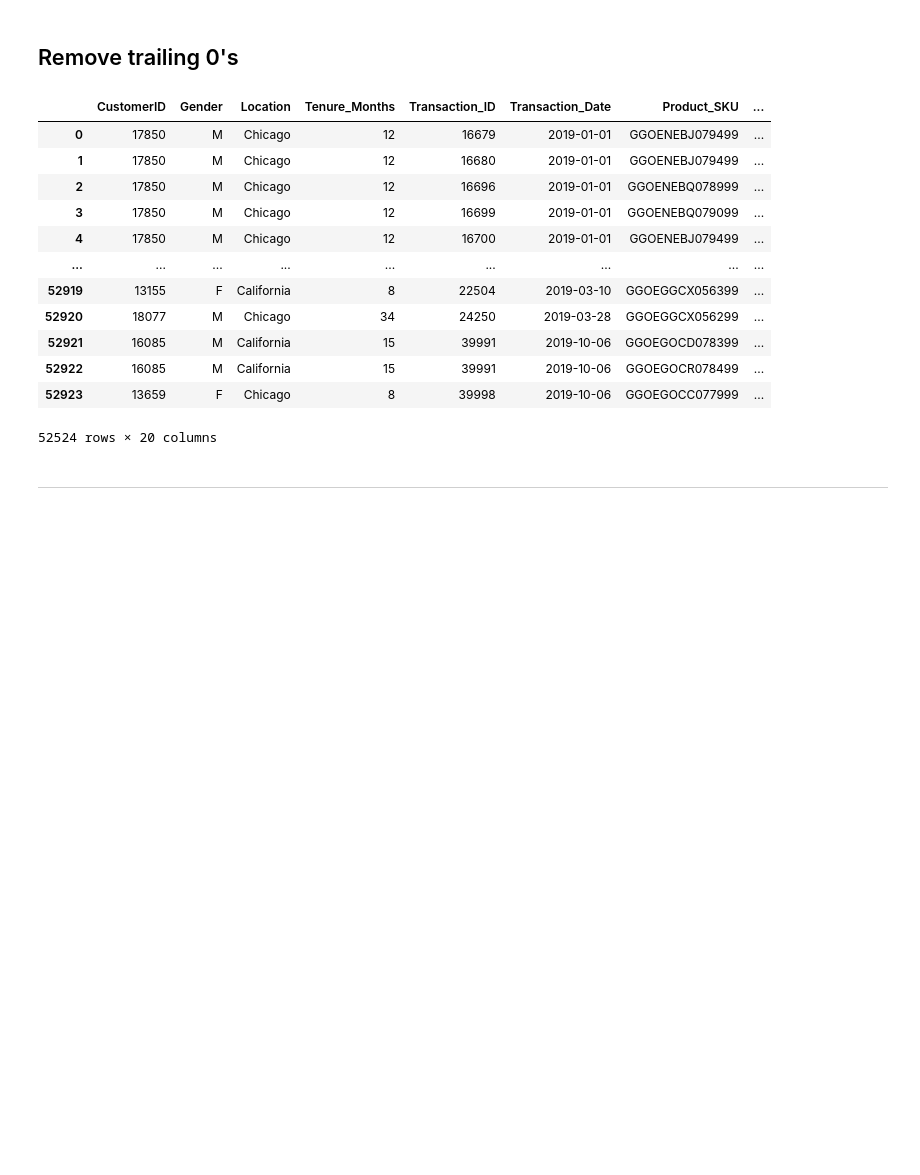
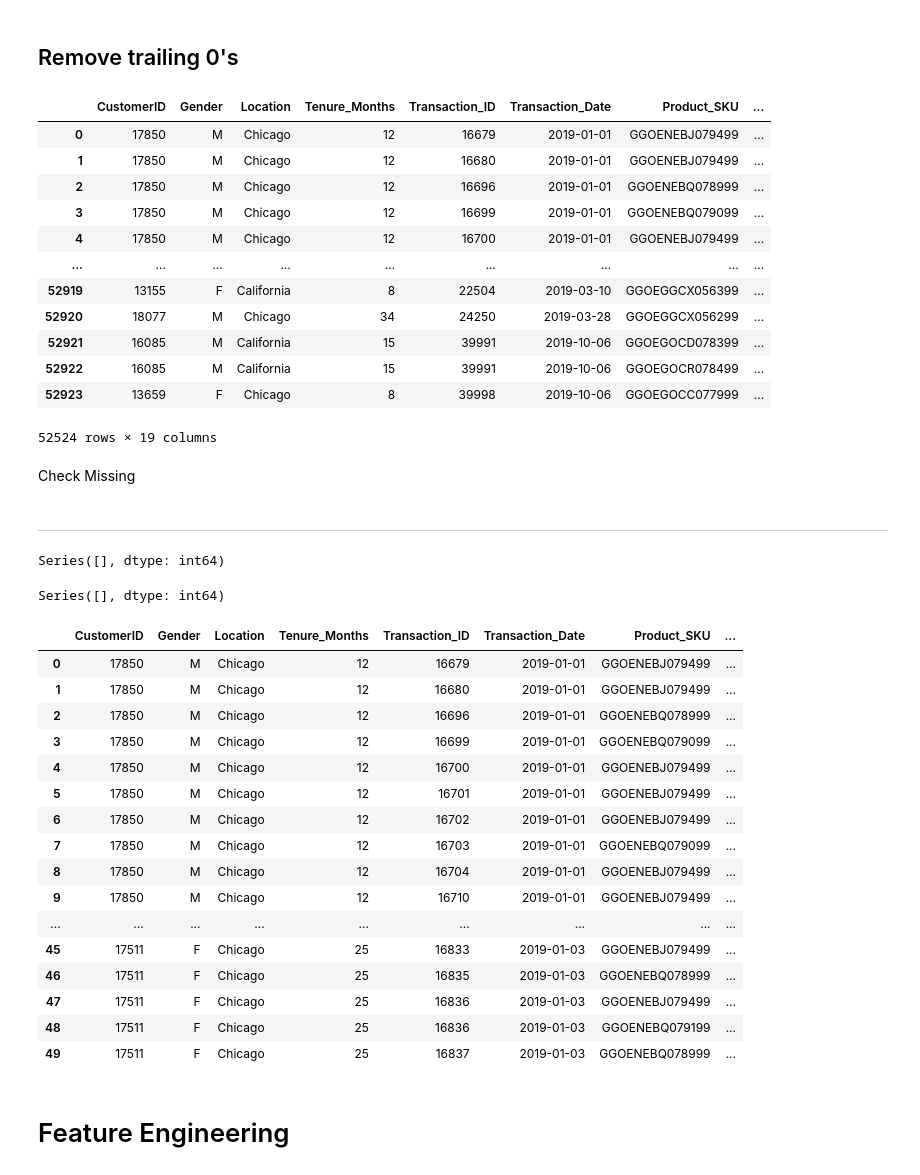
Before and after one commit to Djean3/DE-Sales-Data-Project, a Jupyter notebook: data_pipeline/notebooks/2023-12-31-testbotebook.ipynb, the cells around one changed output. Saved outputs shown, nothing was run; the diff lists cells and outputs as text; code cells hidden in the pictures; blank space fills up the shorter version.

```diff
--- a/data_pipeline/notebooks/2023-12-31-testbotebook.ipynb
+++ b/data_pipeline/notebooks/2023-12-31-testbotebook.ipynb
@@ -68,8 +68,8 @@ df.head(30)
 def drop_na(df):
     clean_data = df.dropna()
     return clean_data
-df_new = drop_na(df)
-df_new
+df = drop_na(df)
+df
 # %% [output]
 |  | Unnamed: 0 | CustomerID | Gender | Location | Tenure_Months | Transaction_ID | Transaction_Date | ... |
 | 0 | 0 | 17850.0 | M | Chicago | 12.0 | 16679.0 | 2019-01-01 | ... |
@@ -87,4 +89,8 @@ df_new
+# %%
+def rename_avg_price_to_price(df):
+    # Rename 'Avg_Price' column to 'Price'
+    df_renamed = df.rename(columns={'Avg_Price': 'Price'})
+    return df_renamed
+df = rename_avg_price_to_price(df)
 # %%
-df_new = df_new.drop(columns=['Unnamed: 0'])
+df = df.drop(columns=['Unnamed: 0', 'Date'])
-# %%
-df = df_new
@@ -154,6 +162,45 @@ df
 | 52921 | 16085 | M | California | 15 | 39991 | 2019-10-06 | GGOEGOCD078399 | ... |
 | 52922 | 16085 | M | California | 15 | 39991 | 2019-10-06 | GGOEGOCR078499 | ... |
 | 52923 | 13659 | F | Chicago | 8 | 39998 | 2019-10-06 | GGOEGOCC077999 | ... |
-52524 rows × 20 columns
+52524 rows × 19 columns
+# %% [markdown]
+Check Missing
 # %% [markdown]
 -------------------
+# %%
+#show all missing values
+def missing_values(df):
+    missing = df.isnull().sum()
+    missing = missing[missing > 0]
+    missing.sort_values(inplace=True)
+    return missing
+# print out the missing values
+missing_values(df)
+# %% [output]
+Series([], dtype: int64)
+# %%
+missing_values(df)
+# %% [output]
+Series([], dtype: int64)
+# %%
+df.head(50)
+# %% [output]
+|  | CustomerID | Gender | Location | Tenure_Months | Transaction_ID | Transaction_Date | Product_SKU | ... |
+| 0 | 17850 | M | Chicago | 12 | 16679 | 2019-01-01 | GGOENEBJ079499 | ... |
+| 1 | 17850 | M | Chicago | 12 | 16680 | 2019-01-01 | GGOENEBJ079499 | ... |
+| 2 | 17850 | M | Chicago | 12 | 16696 | 2019-01-01 | GGOENEBQ078999 | ... |
+| 3 | 17850 | M | Chicago | 12 | 16699 | 2019-01-01 | GGOENEBQ079099 | ... |
+| 4 | 17850 | M | Chicago | 12 | 16700 | 2019-01-01 | GGOENEBJ079499 | ... |
+| 5 | 17850 | M | Chicago | 12 | 16701 | 2019-01-01 | GGOENEBJ079499 | ... |
+| 6 | 17850 | M | Chicago | 12 | 16702 | 2019-01-01 | GGOENEBJ079499 | ... |
+| 7 | 17850 | M | Chicago | 12 | 16703 | 2019-01-01 | GGOENEBQ079099 | ... |
+| 8 | 17850 | M | Chicago | 12 | 16704 | 2019-01-01 | GGOENEBJ079499 | ... |
+| 9 | 17850 | M | Chicago | 12 | 16710 | 2019-01-01 | GGOENEBJ079499 | ... |
+| ... | ... | ... | ... | ... | ... | ... | ... | ... |
+| 45 | 17511 | F | Chicago | 25 | 16833 | 2019-01-03 | GGOENEBJ079499 | ... |
+| 46 | 17511 | F | Chicago | 25 | 16835 | 2019-01-03 | GGOENEBQ078999 | ... |
+| 47 | 17511 | F | Chicago | 25 | 16836 | 2019-01-03 | GGOENEBJ079499 | ... |
+| 48 | 17511 | F | Chicago | 25 | 16836 | 2019-01-03 | GGOENEBQ079199 | ... |
+| 49 | 17511 | F | Chicago | 25 | 16837 | 2019-01-03 | GGOENEBQ078999 | ... |
+# %% [markdown]
+# Feature Engineering
```
Also changed, not shown: parts of 13 cells of this notebook.
